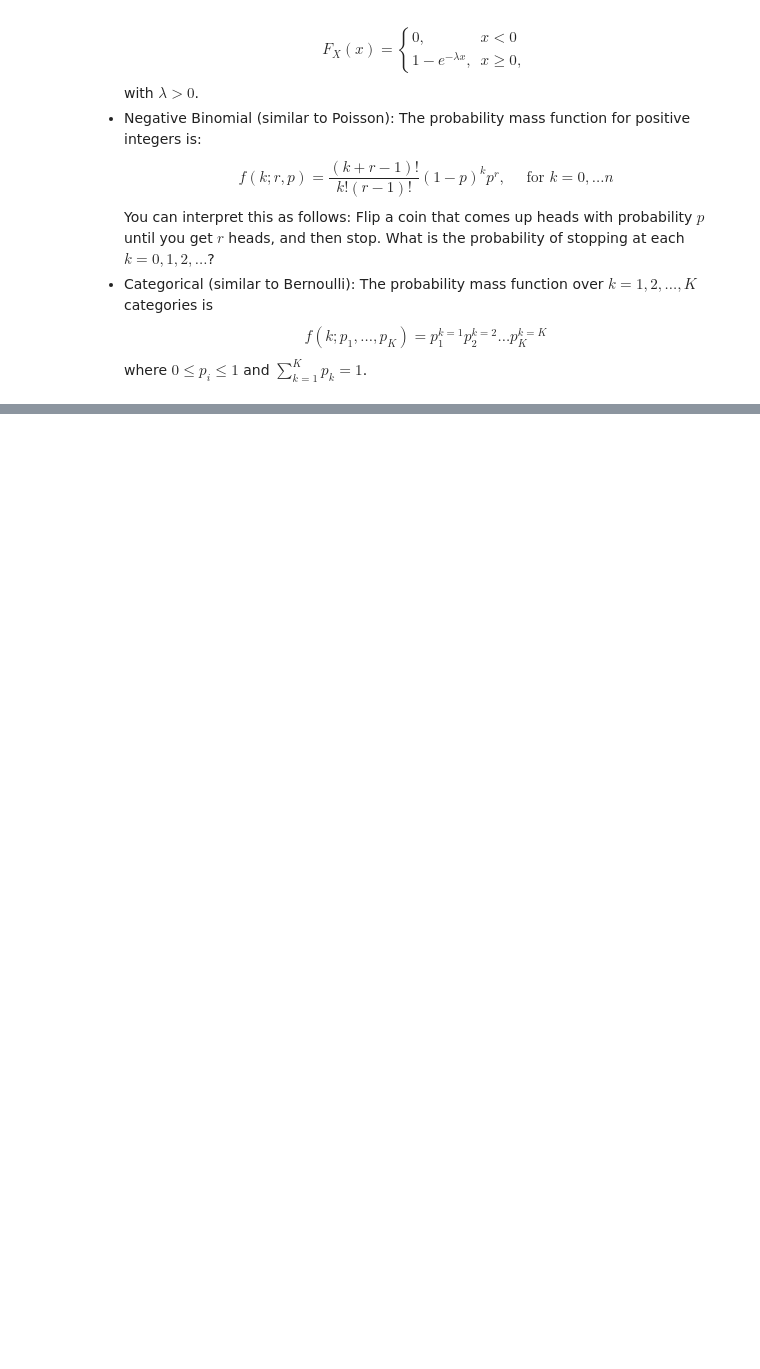
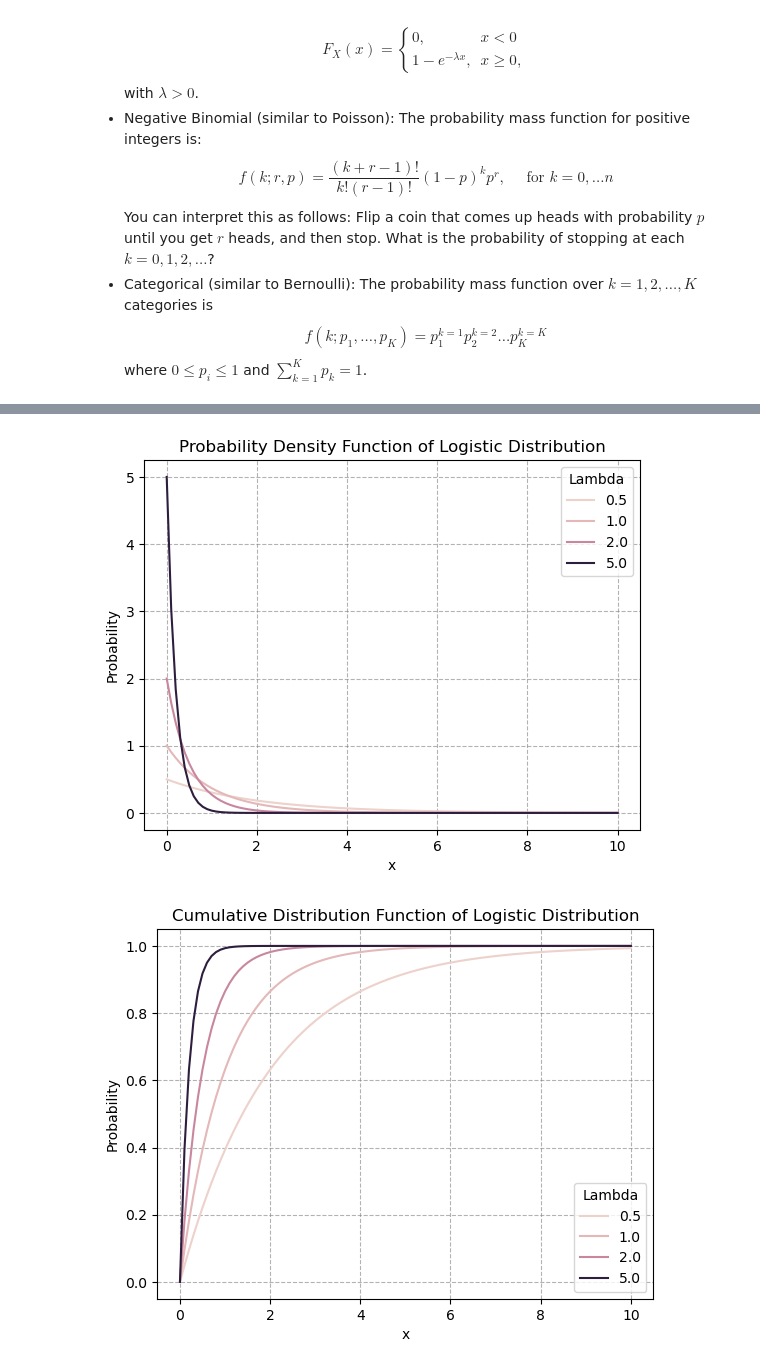
Before and after one commit to ds4e/understanding_uncertainty_assignments, a Jupyter notebook: assignment_6/exercies_6.ipynb, the cells around one changed output, grey strips where cells are left out. Saved outputs shown, nothing was run; the diff lists cells and outputs as text; code cells hidden in the pictures; blank space fills up the shorter version.

```diff
--- a/assignment_6/exercies_6.ipynb
+++ b/assignment_6/exercies_6.ipynb
@@ -39,0 +168,7 @@ where $0 \le p_i \le 1$ and $ \sum_{k=1}^K p_k = 1$.
+# %%
+e_fx = lambda lam, x: stats.expon.pdf(x, scale=1/lam)
+e_Fx = lambda lam, x: stats.expon.cdf(x, scale=1/lam)
+plot_distributions(e_fx, e_Fx, 'Logistic', 'Lambda', xmin=0)
+# %% [output]
+[figure, added]
+[figure, added]
```
Also changed, not shown: parts of 7 cells of this notebook.
